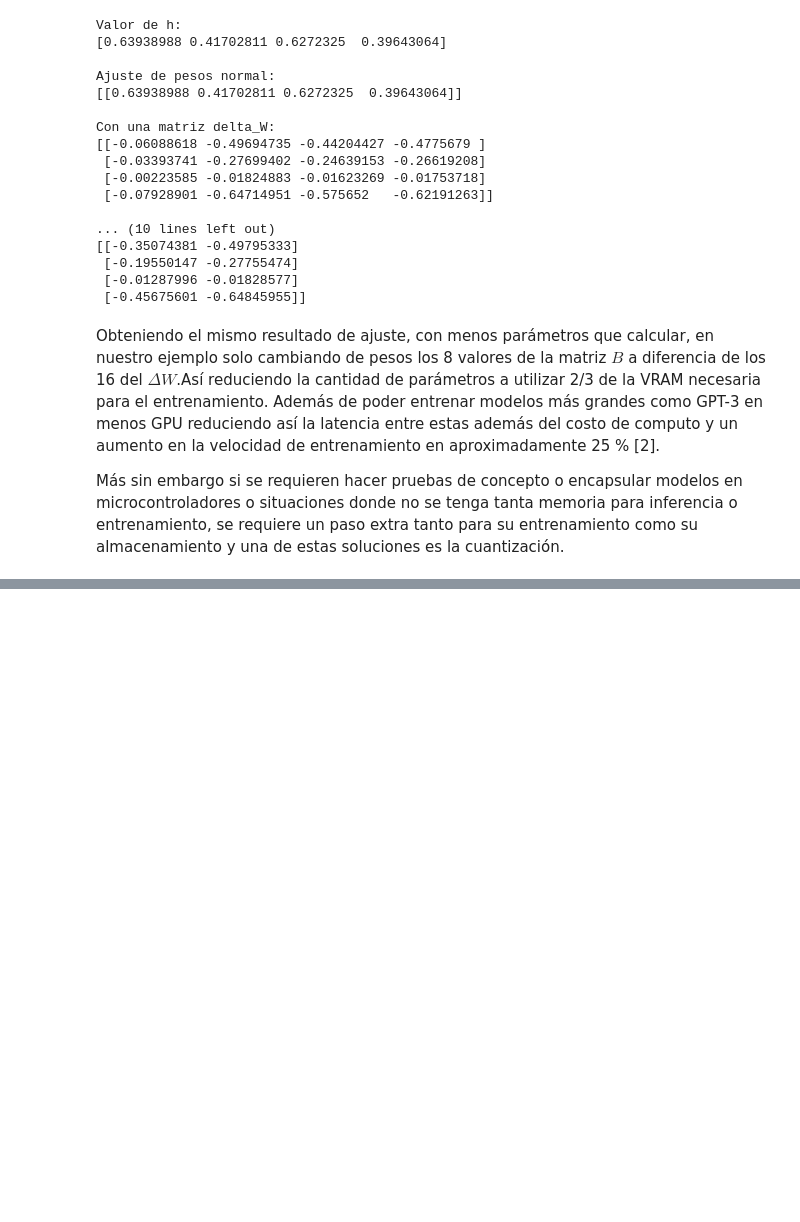
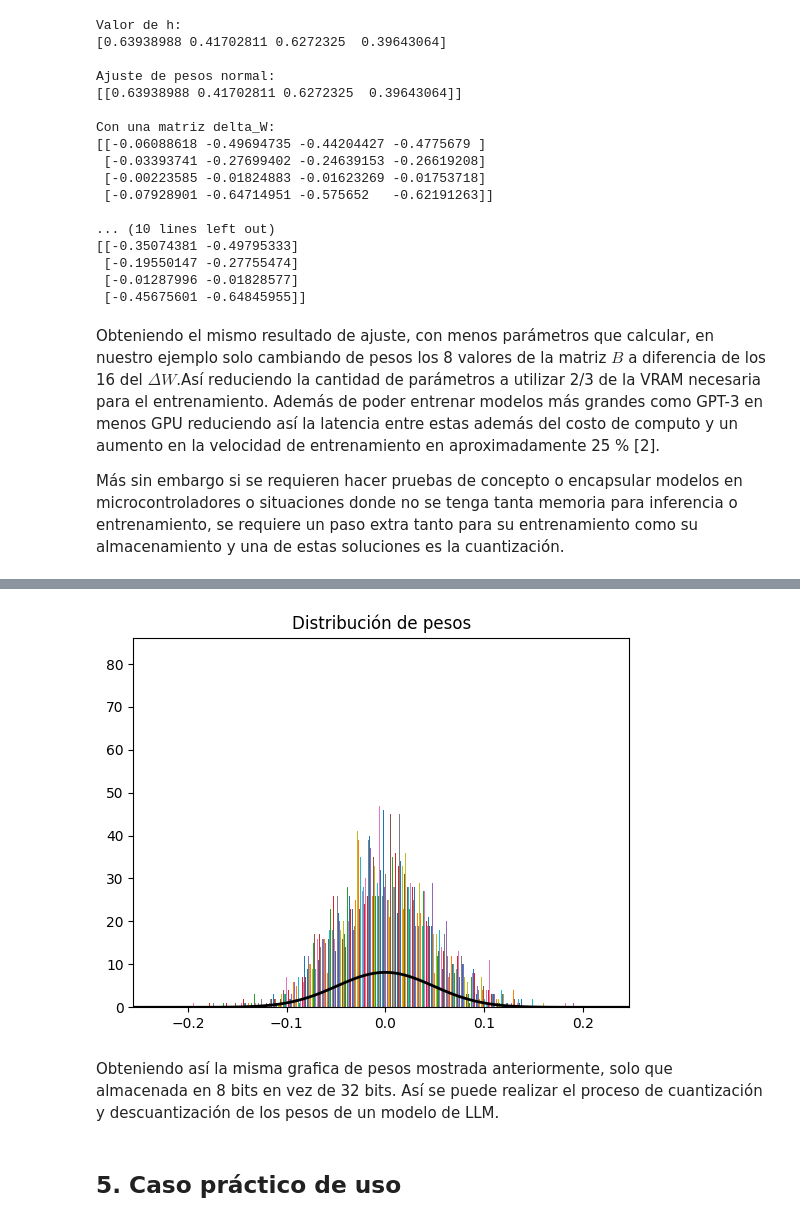
Before and after one commit to Astolfo2332/VIU_act, a Jupyter notebook: LoRa_Ananysis.ipynb, the cells around one changed output, grey strips where cells are left out. Saved outputs shown, nothing was run; the diff lists cells and outputs as text; code cells hidden in the pictures; blank space fills up the shorter version.

```diff
--- a/LoRa_Ananysis.ipynb
+++ b/LoRa_Ananysis.ipynb
@@ -271,0 +400,24 @@ Más sin embargo si se requieren hacer pruebas de concepto o encapsular modelos
+# %%
+import matplotlib.pyplot as plt
+#Graficamos uno de las capas de pesos para mostrar su distribución y es muy similar a la normal
+from scipy.stats import norm
+
+data = dequantized_weights["transformer.layer.4.attention.q_lin.weight"]
+
+mu, std = norm.fit(data)
+xmin = data.min()
+xmax = data.max()
+plt.xlim(xmin, xmax)
+x = np.linspace(xmin, xmax, 100)
+p = norm.pdf(x, mu, std)
+
+plt.plot(x, p, 'k', linewidth=2)
+plt.hist(data, bins=100)
+plt.title("Distribución de pesos")
+plt.show()
+# %% [output]
+[figure, added]
+# %% [markdown]
+Obteniendo así la misma grafica de pesos mostrada anteriormente, solo que almacenada en 8 bits en vez de 32 bits. Así se puede realizar el proceso de cuantización y descuantización de los pesos de un modelo de LLM.
+# %% [markdown]
+## 5. Caso práctico de uso
```
Also changed, not shown: parts of 15 cells of this notebook, 3 other files.
